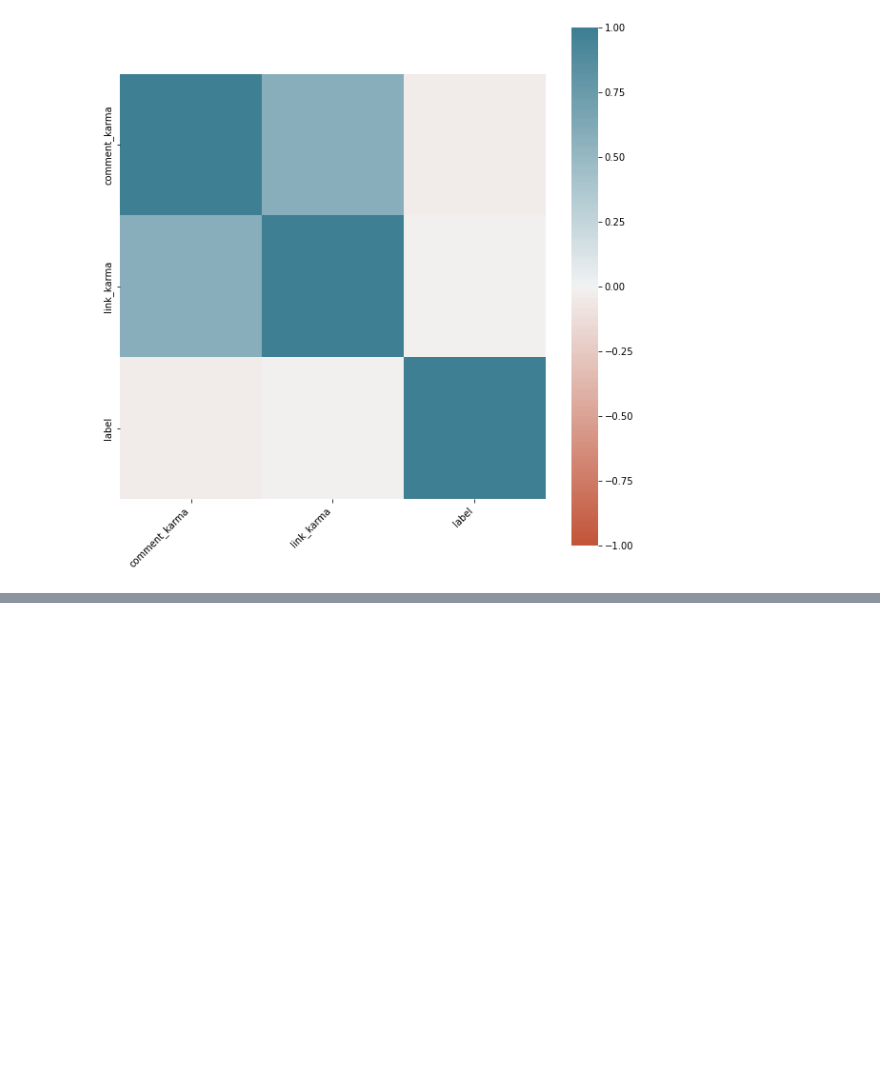
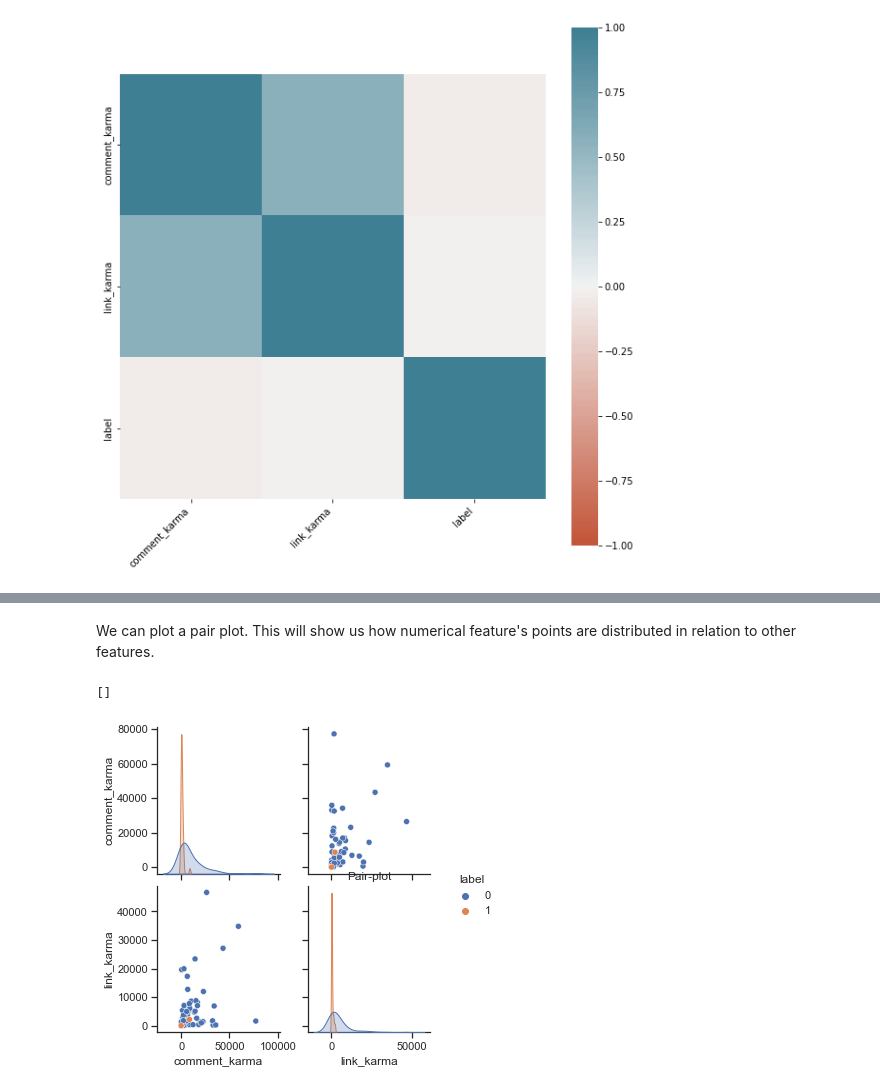
Before and after one commit to RemiHurstel/scam-prediction-on-Reddit, a Jupyter notebook: visualization.ipynb, the cells around one changed output, grey strips where cells are left out. Cells and saved outputs as stored; diff of their text form; code cells hidden in the pictures; blank space fills up the shorter version.

```diff
--- a/visualization.ipynb
+++ b/visualization.ipynb
@@ -217,0 +208,11 @@ ax.set_xticklabels(
+# %% [markdown]
+We can plot a pair plot. This will show us how numerical feature's points are distributed in relation to other features.
+# %%
+
+sns.set_theme(style='ticks')
+sns.pairplot(data_train.iloc[:100], hue='label')
+plt.title('Pair-plot')
+plt.plot()
+# %% [output]
+[]
+[figure, added]
```
Also changed, not shown: parts of 20 cells of this notebook.
